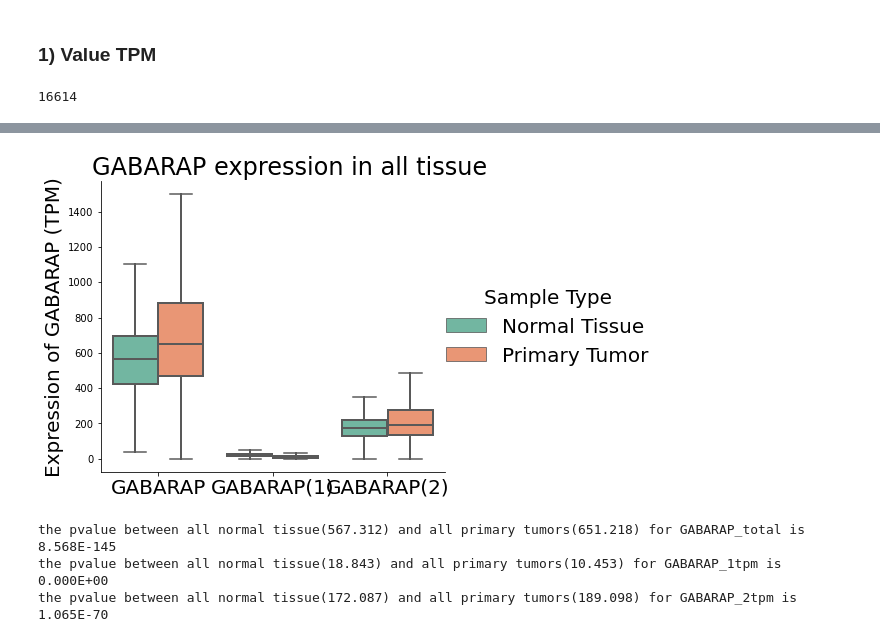
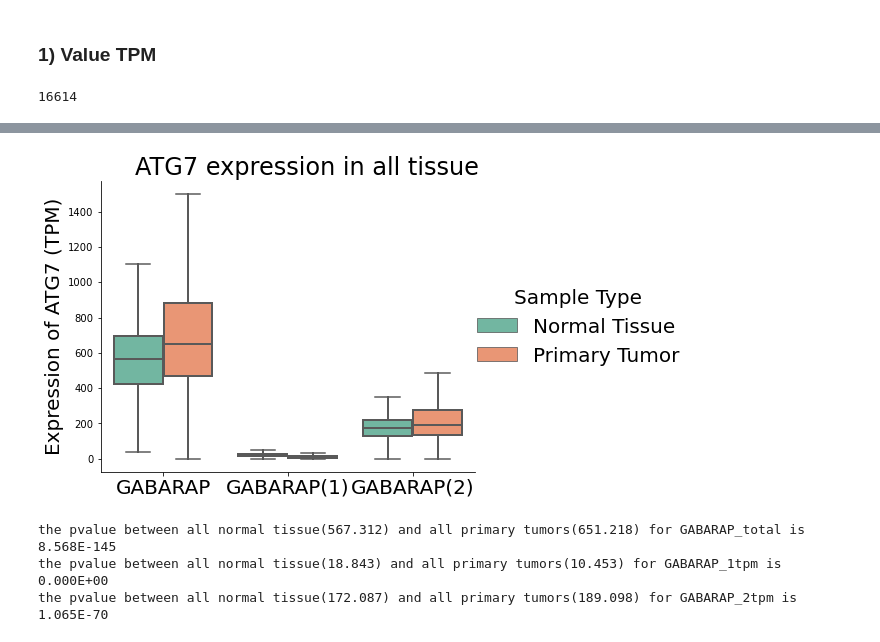
Before and after one commit to Keviosta/Article_short_isoform_ATG7_private, a Jupyter notebook: GABARAP/gabarap_all_tissue/GABARAP_characterisation/all_organs_GABARAPL_characterisation.ipynb, the cells around one changed output, grey strips where cells are left out. Drawn from its saved outputs; the diff is of its cells as text; code cells hidden in the pictures.

```diff
--- a/GABARAP/gabarap_all_tissue/GABARAP_characterisation/all_organs_GABARAPL_characterisation.ipynb
+++ b/GABARAP/gabarap_all_tissue/GABARAP_characterisation/all_organs_GABARAPL_characterisation.ipynb
@@ -194,50 +171,48 @@ all primary tumor
 ### 1) Value TPM
 # %%
 # Distribution: Data preparation + graph
-data = [[df_GABARAP_NormPrim, 'all tissue']]
+Data = df_GABARAP_NormPrim
+info = 'all tissue'
 
-for df in data:
+shape = Data.shape
+shape = shape[0]
+print(shape)
 
-  shape = df[0].shape
-  shape = shape[0]
-  print(shape)
+#select the sample type column
+sample_type = {'sample_type':[Data.iloc[:,1][i]
+  for i in range(0, shape)]}
 
-  #select the sample type column
-  sample_type = {'sample_type':[df[0].iloc[:,1][i]
-      for i in range(0, shape)]}
+#convert to df, and copy it 3 times
+sample_typedf = pandas.DataFrame(sample_type)
+sample_typedf = pandas.concat([sample_typedf,sample_typedf,sample_typedf])
+sample_typedf.reset_index(drop=True, inplace=True)
 
-  #convert to df, and copy it 3 times
-  sample_typedf = pandas.DataFrame(sample_type)
-  sample_typedf = pandas.concat([sample_typedf,sample_typedf,sample_typedf])
-  sample_typedf.reset_index(drop=True, inplace=True)
+# Y for expression value
+y = {'y':[Data.iloc[:,j][i]
+  for j in range(7,10)
+    for i in range(0, shape)]}
 
-  # Y for expression value
-  y = {'y':[df[0].iloc[:,j][i]
-      for j in range(7,10)
-        for i in range(0, shape)]}
+#create df with Y
+data_distrib = pandas.DataFrame(y)
 
-  #create df with Y
-  data_distrib = pandas.DataFrame(y)
+# X for ATG7/iso1/iso2
+data_distrib.loc[:shape,'x'] = 'GABARAP'
+data_distrib.loc[shape: shape*2,'x'] = 'GABARAP(1)'
+data_distrib.loc[shape*2:,'x'] = 'GABARAP(2)'
 
-  # X for GABARAP/iso1/iso2
-  data_distrib['x'] = ''
-  data_distrib['x'][: shape] = 'GABARAP'
-  data_distrib['x'][shape: shape*2] = 'GABARAP(1)'
-  data_distrib['x'][shape*2:] = 'GABARAP(2)'
+# Will be used for Hue
+data_distrib['Sample Type'] = sample_typedf['sample_type']
 
-  # Will be used for Hue
-  data_distrib['Sample Type'] = sample_typedf['sample_type']
+#graph
+seaborn.catplot(x="x", y="y", hue="Sample Type", aspect= 1.28, kind="box", palette = 'Set2', data = data_distrib,
+              boxprops={'lw':2}, medianprops={'lw':2}, whiskerprops={'lw':2}, showcaps=True, showfliers=False)
 
-  #graph
-  seaborn.catplot(x="x", y="y", hue="Sample Type", aspect= 1.2, kind="box", palette = 'Set2', data = data_distrib,
-                  boxprops={'lw':2}, medianprops={'lw':2}, whiskerprops={'lw':2}, showcaps=True, showfliers=False)
+plt.ylabel('Expression of ATG7 (TPM)')
+plt.xlabel('')
+plt.title('ATG7 expression in '+ info, x=.55)
 
-  plt.ylabel('Expression of GABARAP (TPM)')
-  plt.xlabel('')
-  plt.title('GABARAP expression in '+ df[1], x=.55)
-
-  #save
-  path = 'GABARAP/figs_GABARAP_characterisation/'
-  plt.savefig(output_file_directory+path+'GABARAP_exp_alltissue.svg')
+#save
+path = 'ATG7/figs_ATG7_characterisation/'
+plt.savefig(output_file_directory+path+'ATG7_exp_alltissue.svg')
 # %% [output]
 16614
@@ -260,4 +219,4 @@ See the caveats in the documentation: https://pandas.pydata.org/pandas-docs/stab
-[figure, old version]
+[figure, new version]
 # %%
 #Distribution: Stats for all
 
```
Also changed, not shown: parts of 8 cells of this notebook, 1 other file.
